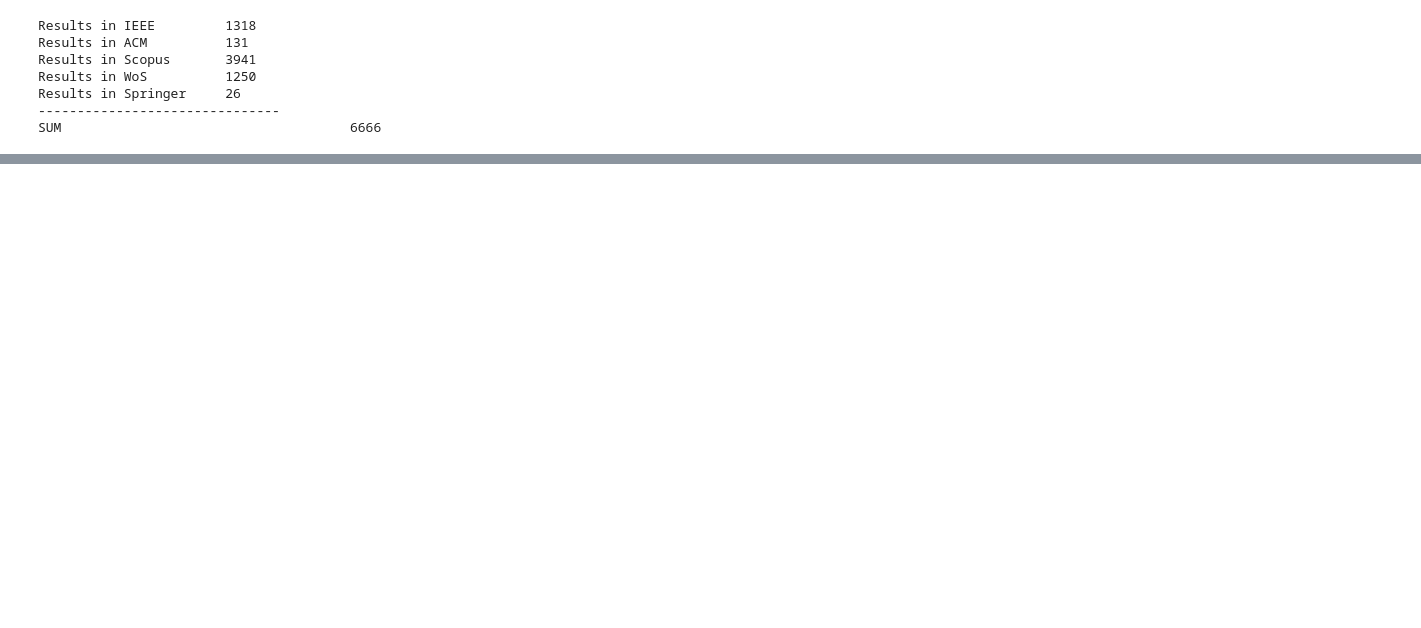
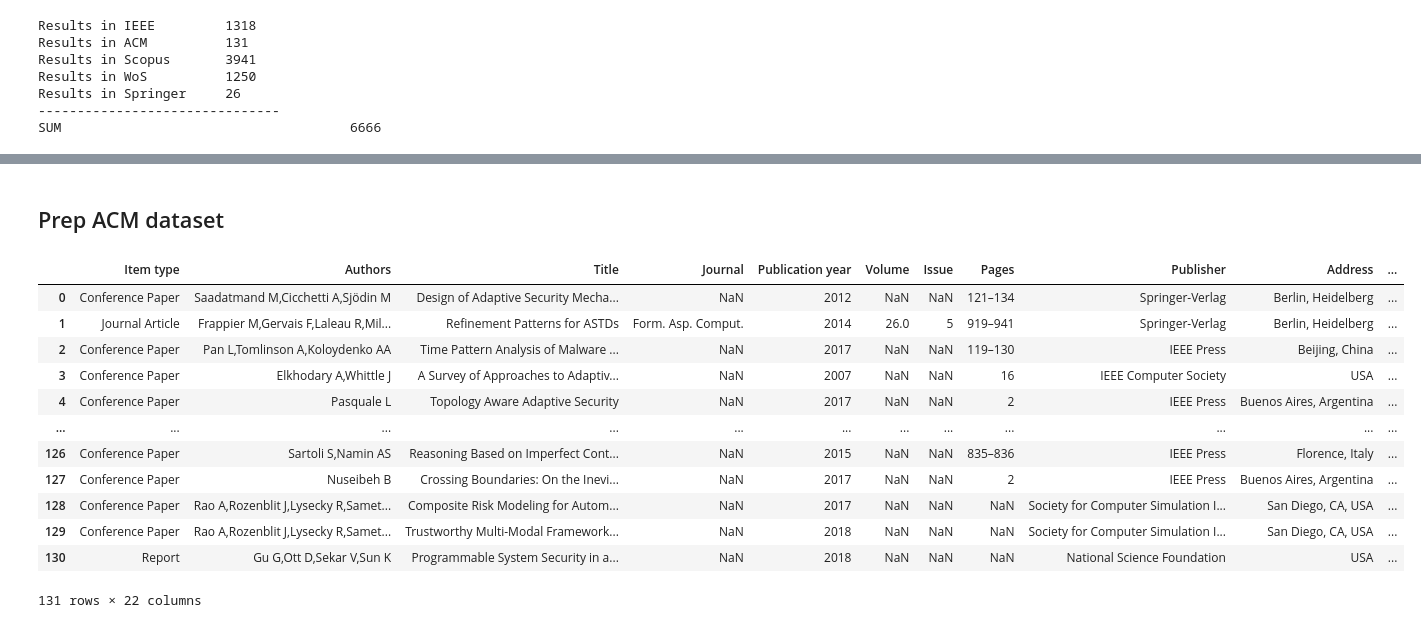
Before and after one commit to mstadler-jku/literature-search-tool-SLR, a Jupyter notebook: src/main/python/at/jku/scsl/main/raw_literature_parser.ipynb, the cells around one changed output, grey strips where cells are left out. Cells and saved outputs as stored; diff of their text form; code cells hidden in the pictures; blank space fills up the shorter version.

```diff
--- a/src/main/python/at/jku/scsl/main/raw_literature_parser.ipynb
+++ b/src/main/python/at/jku/scsl/main/raw_literature_parser.ipynb
@@ -34,0 +82,18 @@ SUM                                     6666
+# %% [markdown]
+## Prep ACM dataset
+# %%
+df_acm
+# %% [output]
+|  | Item type | Authors | Title | Journal | Publication year | Volume | Issue | Pages | Publisher | Address | ... |
+| 0 | Conference Paper | Saadatmand M,Cicchetti A,Sjödin M | Design of Adaptive Security Mecha... | NaN | 2012 | NaN | NaN | 121–134 | Springer-Verlag | Berlin, Heidelberg | ... |
+| 1 | Journal Article | Frappier M,Gervais F,Laleau R,Mil... | Refinement Patterns for ASTDs | Form. Asp. Comput. | 2014 | 26.0 | 5 | 919–941 | Springer-Verlag | Berlin, Heidelberg | ... |
+| 2 | Conference Paper | Pan L,Tomlinson A,Koloydenko AA | Time Pattern Analysis of Malware ... | NaN | 2017 | NaN | NaN | 119–130 | IEEE Press | Beijing, China | ... |
+| 3 | Conference Paper | Elkhodary A,Whittle J | A Survey of Approaches to Adaptiv... | NaN | 2007 | NaN | NaN | 16 | IEEE Computer Society | USA | ... |
+| 4 | Conference Paper | Pasquale L | Topology Aware Adaptive Security | NaN | 2017 | NaN | NaN | 2 | IEEE Press | Buenos Aires, Argentina | ... |
+| ... | ... | ... | ... | ... | ... | ... | ... | ... | ... | ... | ... |
+| 126 | Conference Paper | Sartoli S,Namin AS | Reasoning Based on Imperfect Cont... | NaN | 2015 | NaN | NaN | 835–836 | IEEE Press | Florence, Italy | ... |
+| 127 | Conference Paper | Nuseibeh B | Crossing Boundaries: On the Inevi... | NaN | 2017 | NaN | NaN | 2 | IEEE Press | Buenos Aires, Argentina | ... |
+| 128 | Conference Paper | Rao A,Rozenblit J,Lysecky R,Samet... | Composite Risk Modeling for Autom... | NaN | 2017 | NaN | NaN | NaN | Society for Computer Simulation I... | San Diego, CA, USA | ... |
+| 129 | Conference Paper | Rao A,Rozenblit J,Lysecky R,Samet... | Trustworthy Multi-Modal Framework... | NaN | 2018 | NaN | NaN | NaN | Society for Computer Simulation I... | San Diego, CA, USA | ... |
+| 130 | Report | Gu G,Ott D,Sekar V,Sun K | Programmable System Security in a... | NaN | 2018 | NaN | NaN | NaN | National Science Foundation | USA | ... |
+131 rows × 22 columns
```
Also changed, not shown: parts of 28 cells of this notebook.
